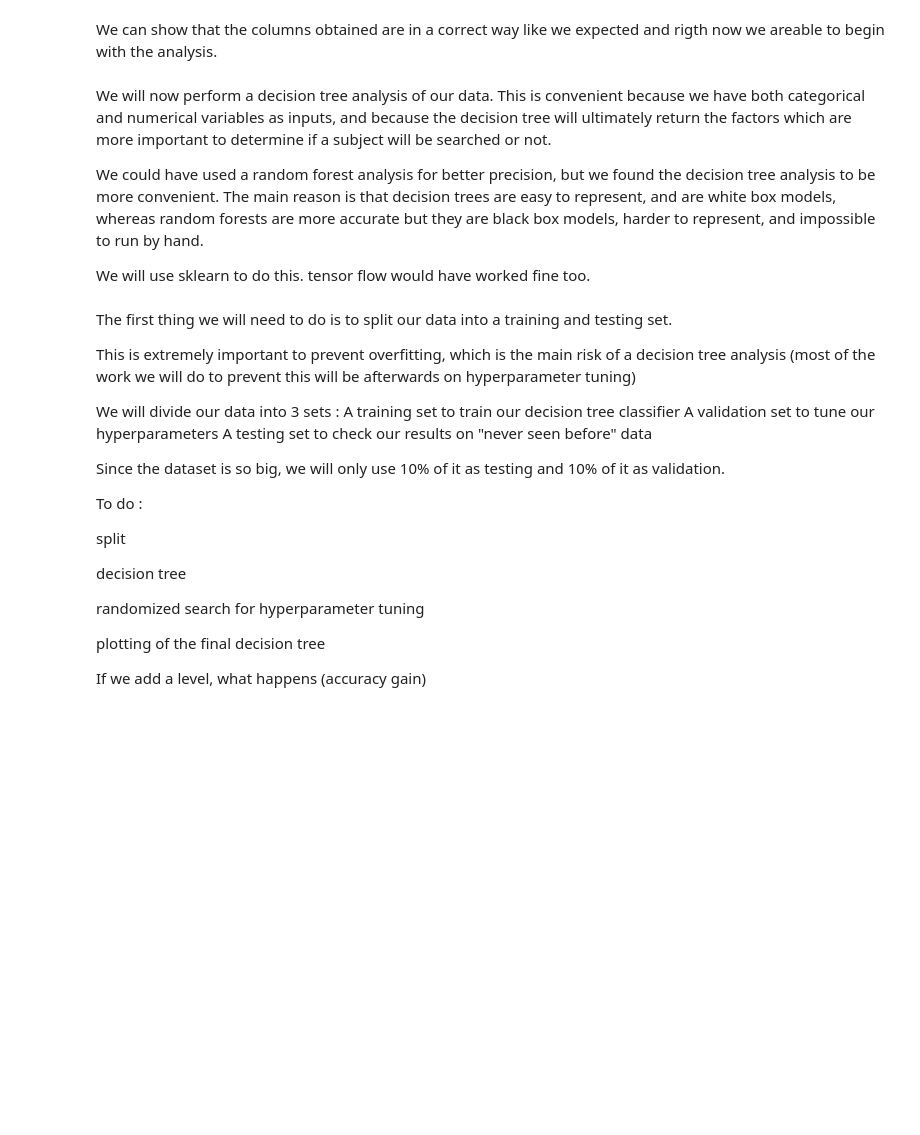
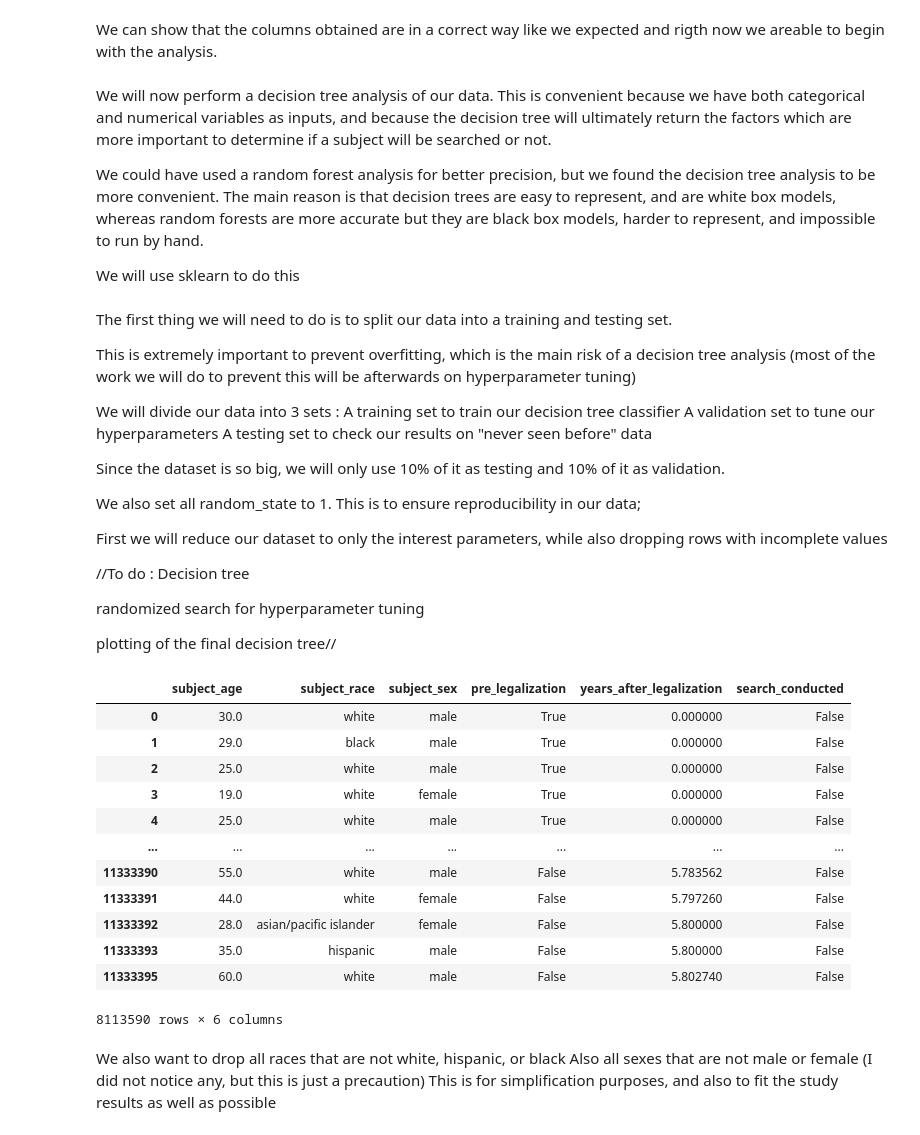
Before and after one commit to epfl-ada/ada-2020-project-milestone-p3-p3_devilllino, a Jupyter notebook: milestone_3.ipynb, the cells around one changed output. Saved outputs shown, nothing was run; the diff lists cells and outputs as text; code cells hidden in the pictures; blank space fills up the shorter version.

```diff
--- a/milestone_3.ipynb
+++ b/milestone_3.ipynb
@@ -48,4 +44,0 @@ wa.head()
-# %%
-#Pandas dataframe.notnull() function detects existing/ non-missing values in the dataframe, we will use to filter the data useful:
-wa = wa[wa.notnull()]
-wa
@@ -161,6 +140,5 @@ a_ordinal
 How we can see we get the values in a more manageable format to make operations. We will create the column of pre_legalization.
 # %%
 wa['pre_legalization'] = wa.date_ordinal.apply(lambda x: x < a_ordinal)
-wa.pre_legalization = wa.pre_legalization.astype(int)
 wa.pre_legalization
 # %% [output]
@@ -198,7 +176,7 @@ Name: years_after_legalization, Length: 11333425, dtype: float64
 # %% [markdown]
 Now we have to put in a better way, where all the values under 0 will be zero to get a more clean column.
 # %%
-wa['years_after_legalization'].clip(lower = 0)
+wa['years_after_legalization'] = wa['years_after_legalization'].clip(lower = 0)
 # %% [markdown]
 Finally, the last step in this section will be to see if the columns with the expected values have been obtained.
 # %%
@@ -218,7 +202,7 @@ We will now perform a decision tree analysis of our data. This is convenient bec
 
 We could have used a random forest analysis for better precision, but we found the decision tree analysis to be more convenient. The main reason is that decision trees are easy to represent, and are white box models, whereas random forests are more accurate but they are black box models, harder to represent, and impossible to run by hand.
 
-We will use sklearn to do this. tensor flow would have worked fine too.
+We will use sklearn to do this
 # %% [markdown]
 The first thing we will need to do is to split our data into a training and testing set.
 
@@ -231,16 +215,38 @@ A testing set to check our results on "never seen before" data
 
 Since the dataset is so big, we will only use 10% of it as testing and 10% of it as validation.
 
-
-To do :
+We also set all random_state to 1. This is to ensure reproducibility in our data;
 
 
-split
+First we will reduce our dataset to only the interest parameters, while also dropping rows with incomplete values
 
-decision tree
+
+//To do :
+Decision tree
+
 
 randomized search for hyperparameter tuning
 
-plotting of the final decision tree
-
-If we add a level, what happens (accuracy gain)
+plotting of the final decision tree//
+# %%
+wa_reduced = wa[['subject_age','subject_race','subject_sex','pre_legalization','years_after_legalization','search_conducted']]
+wa_reduced = wa_reduced.dropna()
+wa_reduced
+# %% [output]
+|  | subject_age | subject_race | subject_sex | pre_legalization | years_after_legalization | search_conducted |
+| 0 | 30.0 | white | male | True | 0.000000 | False |
+| 1 | 29.0 | black | male | True | 0.000000 | False |
+| 2 | 25.0 | white | male | True | 0.000000 | False |
+| 3 | 19.0 | white | female | True | 0.000000 | False |
+| 4 | 25.0 | white | male | True | 0.000000 | False |
+| ... | ... | ... | ... | ... | ... | ... |
+| 11333390 | 55.0 | white | male | False | 5.783562 | False |
+| 11333391 | 44.0 | white | female | False | 5.797260 | False |
+| 11333392 | 28.0 | asian/pacific islander | female | False | 5.800000 | False |
+| 11333393 | 35.0 | hispanic | male | False | 5.800000 | False |
+| 11333395 | 60.0 | white | male | False | 5.802740 | False |
+8113590 rows × 6 columns
+# %% [markdown]
+We also want to drop all races that are not white, hispanic, or black
+Also all sexes that are not male or female (I did not notice any, but this is just a precaution)
+This is for simplification purposes, and also to fit the study results as well as possible
```
Also changed, not shown: parts of 18 cells of this notebook.
